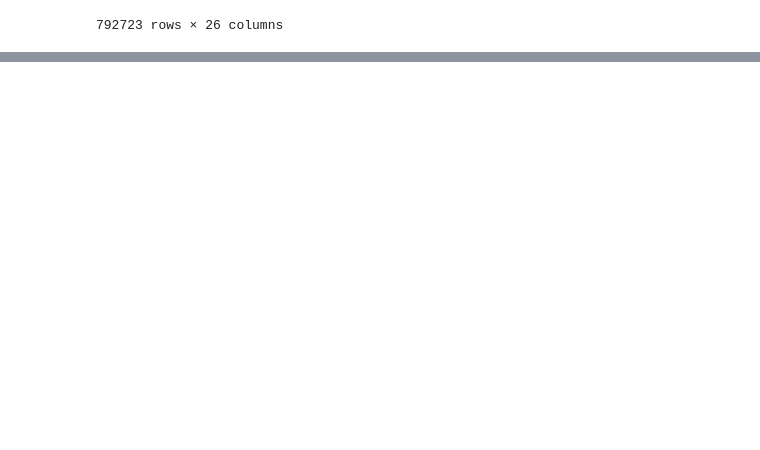
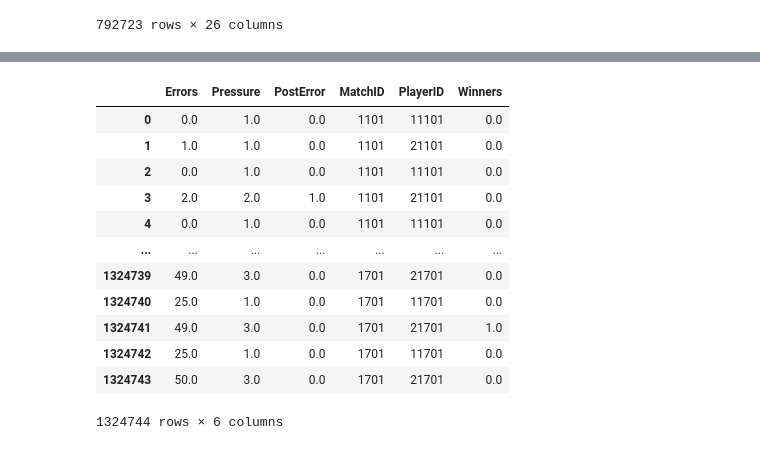
Before and after one commit to hoanganhminh01/CSE-481DS-Tennis-Analysis, a Jupyter notebook: src/post_error.ipynb, the cells around one changed output, grey strips where cells are left out. Cells and saved outputs as stored; diff of their text form; code cells hidden in the pictures; blank space fills up the shorter version.

Commit message:
plot r. not so good

```diff
--- a/src/post_error.ipynb
+++ b/src/post_error.ipynb
@@ -69,0 +86,25 @@ points.to_csv("../data/points-pressure-posterror.csv")
+# %%
+points2["match"] = points2['match_id'].str.split('-').str[2]
+points2["match2"] = points2["match"]
+points2["P1Code"] = points2["match"].astype(int) + 10000
+points2["P2Code"] = points2["match"].astype(int) + 20000
+# %%
+points_a = points2[["P1Errors", "P2Errors"]]
+a = points_a.stack()
+a.rename("Errors")
+
+points_b = points2[["P1Pressure", "P2Pressure"]]
+b = points_b.stack()
+b.rename("Pressure")
+
+points_c = points2[["P1PostError", "P2PostError"]]
+c = points_c.stack()
+
+points_d = points2[["match", "match2"]]
+d = points_d.stack()
+
+points_e = points2[["P1Code", "P2Code"]]
+e = points_e.stack()
+
+points_f = points2[["P1Winner", "P2Winner"]]
+f = points_f.stack()
@@ -69,0 +141,19 @@ points.to_csv("../data/points-pressure-posterror.csv")
+# %%
+points3 = pd.concat([a.reset_index(drop=True), b.reset_index(drop=True), c.reset_index(drop=True), d.reset_index(drop=True), e.reset_index(drop=True), f.reset_index(drop=True)], axis=1)
+points3.columns = ["Errors", "Pressure", "PostError", "MatchID", "PlayerID", "Winners"]
+points3.to_csv("../data/points-pressure-plot.csv")
+points3
+# %% [output]
+|  | Errors | Pressure | PostError | MatchID | PlayerID | Winners |
+| 0 | 0.0 | 1.0 | 0.0 | 1101 | 11101 | 0.0 |
+| 1 | 1.0 | 1.0 | 0.0 | 1101 | 21101 | 0.0 |
+| 2 | 0.0 | 1.0 | 0.0 | 1101 | 11101 | 0.0 |
+| 3 | 2.0 | 2.0 | 1.0 | 1101 | 21101 | 0.0 |
+| 4 | 0.0 | 1.0 | 0.0 | 1101 | 11101 | 0.0 |
+| ... | ... | ... | ... | ... | ... | ... |
+| 1324739 | 49.0 | 3.0 | 0.0 | 1701 | 21701 | 0.0 |
+| 1324740 | 25.0 | 1.0 | 0.0 | 1701 | 11701 | 0.0 |
+| 1324741 | 49.0 | 3.0 | 0.0 | 1701 | 21701 | 1.0 |
+| 1324742 | 25.0 | 1.0 | 0.0 | 1701 | 11701 | 0.0 |
+| 1324743 | 50.0 | 3.0 | 0.0 | 1701 | 21701 | 0.0 |
+1324744 rows × 6 columns
```
Also changed, not shown: parts of 11 cells of this notebook, 5 other files.
